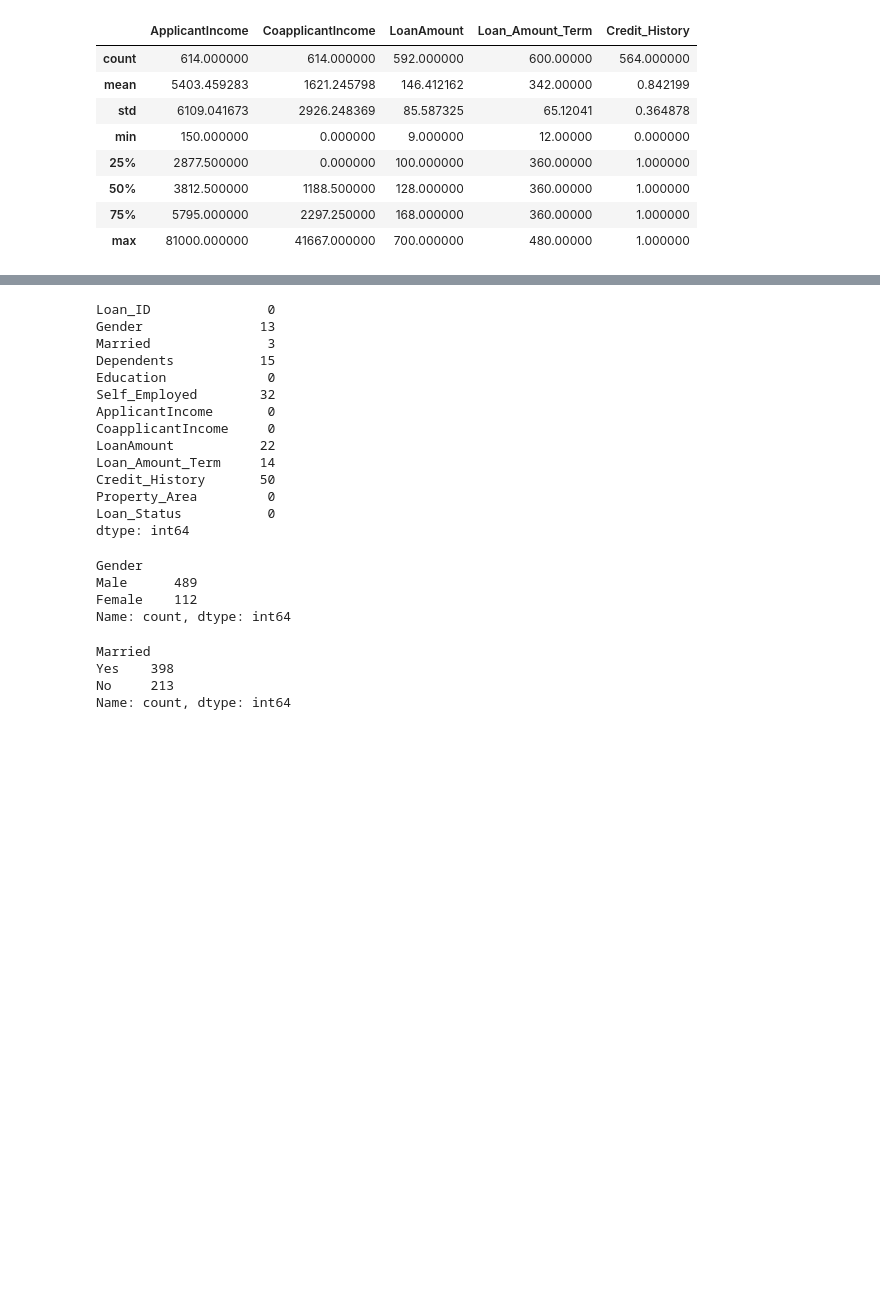
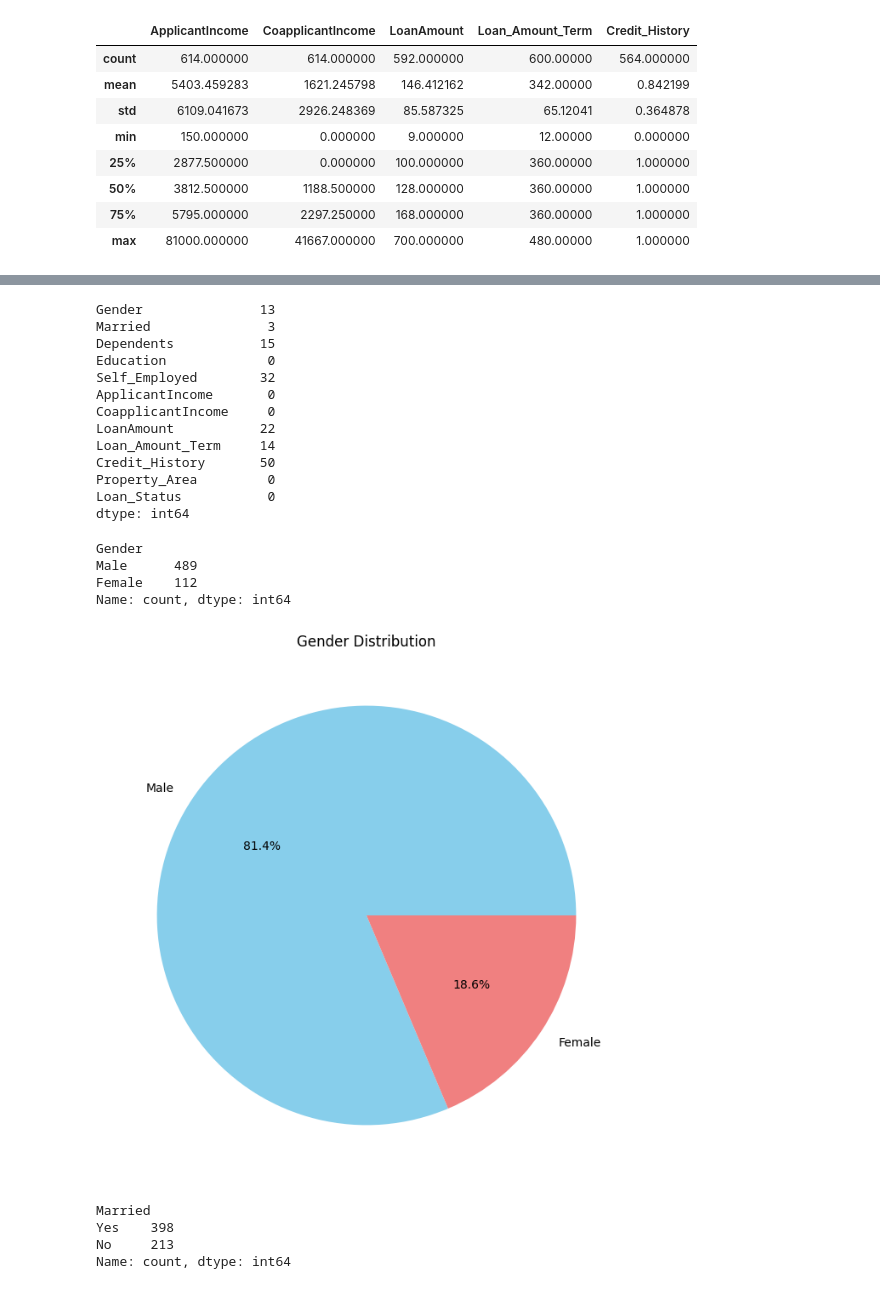
Before and after one commit to asna-v-a/loan_approval_prediction_using_classification, a Jupyter notebook: notebook/02_loan_approval_prediction_using_naive_bayes.ipynb, the cells around one changed output, grey strips where cells are left out. Cells and saved outputs as stored; diff of their text form; code cells hidden in the pictures; blank space fills up the shorter version.

```diff
--- a/notebook/02_loan_approval_prediction_using_naive_bayes.ipynb
+++ b/notebook/02_loan_approval_prediction_using_naive_bayes.ipynb
@@ -89,3 +84,6 @@ df.describe()
 | 50% | 3812.500000 | 1188.500000 | 128.000000 | 360.00000 | 1.000000 |
 | 75% | 5795.000000 | 2297.250000 | 168.000000 | 360.00000 | 1.000000 |
 | max | 81000.000000 | 41667.000000 | 700.000000 | 480.00000 | 1.000000 |
+# %%
+df.drop(['Loan_ID'],inplace=True ,axis=1 )
+df.head()
@@ -92,7 +97,6 @@ df.describe()
 # %%
 df.isna().sum()
 # %% [output]
-Loan_ID               0
 Gender               13
 Married               3
 Dependents           15
@@ -113,6 +117,16 @@ Gender
 Male      489
 Female    112
 Name: count, dtype: int64
+# %%
+gender_counts=df['Gender'].value_counts()
+gender_label=['Male','Female']
+
+plt.figure(figsize=(10,8))
+plt.pie(gender_counts,labels=gender_label,autopct='%1.1f%%',colors=['skyblue','lightcoral'])
+plt.title('Gender Distribution')
+plt.show()
+# %% [output]
+[figure, added]
 # %%
 df['Married'].value_counts()
 # %% [output]
```
Also changed, not shown: parts of 41 cells of this notebook, 4 other files.
